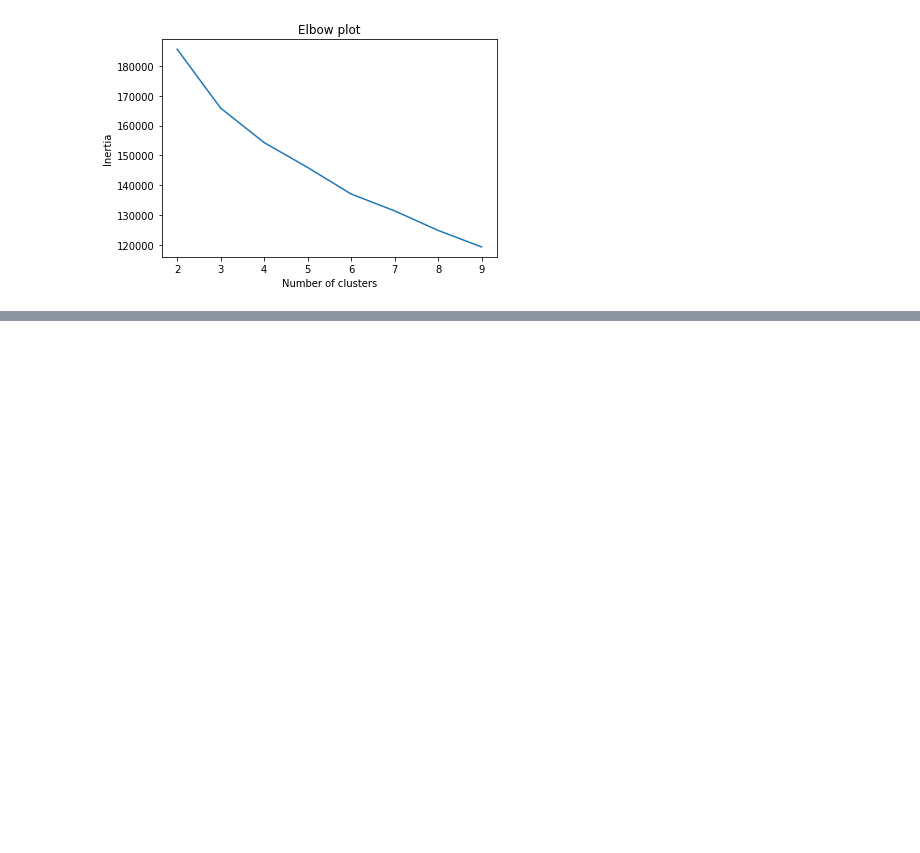
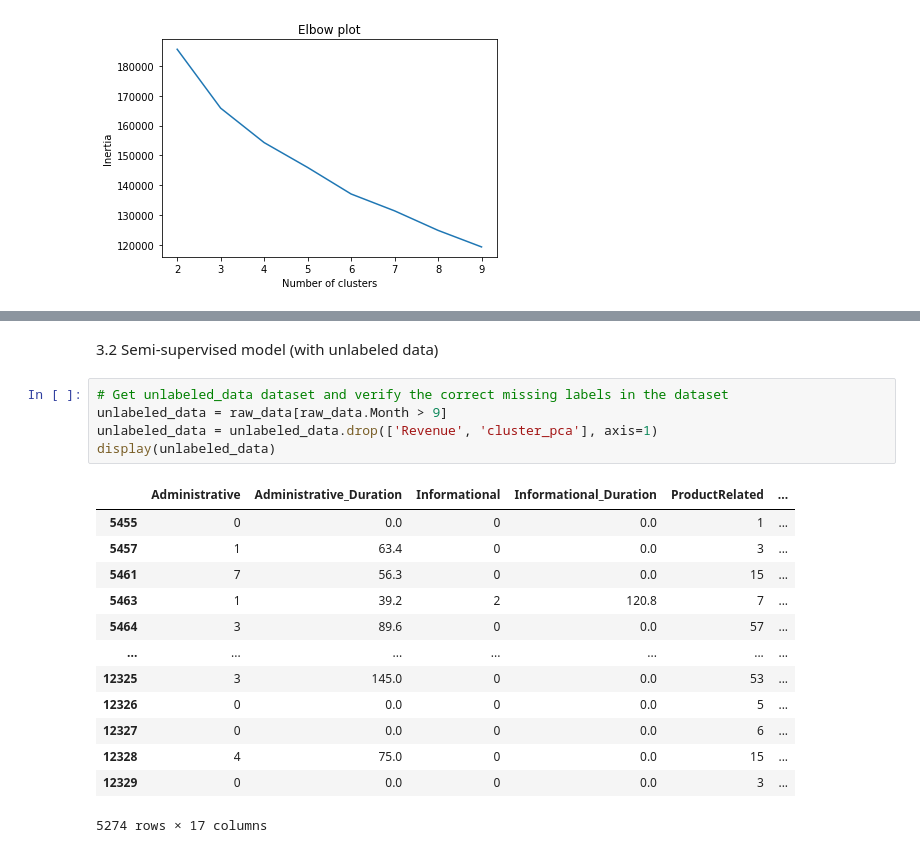
Before and after one commit to mcastelli5/FourthBrainMC, a Jupyter notebook: assignments/midterm/midterm.ipynb, the cells around one changed output, grey strips where cells are left out. Cells and saved outputs as stored; diff of their text form; blank space fills up the shorter version.

```diff
--- a/assignments/midterm/midterm.ipynb
+++ b/assignments/midterm/midterm.ipynb
@@ -536,0 +598,21 @@ display(cluster5.iloc[:, :-11].describe().transpose())
+# %% [markdown]
+3.2 Semi-supervised model (with unlabeled data)
+# %%
+# Get unlabeled_data dataset and verify the correct missing labels in the dataset
+unlabeled_data = raw_data[raw_data.Month > 9]
+unlabeled_data = unlabeled_data.drop(['Revenue', 'cluster_pca'], axis=1)
+display(unlabeled_data)
+# %% [output]
+|  | Administrative | Administrative_Duration | Informational | Informational_Duration | ProductRelated | ... |
+| 5455 | 0 | 0.0 | 0 | 0.0 | 1 | ... |
+| 5457 | 1 | 63.4 | 0 | 0.0 | 3 | ... |
+| 5461 | 7 | 56.3 | 0 | 0.0 | 15 | ... |
+| 5463 | 1 | 39.2 | 2 | 120.8 | 7 | ... |
+| 5464 | 3 | 89.6 | 0 | 0.0 | 57 | ... |
+| ... | ... | ... | ... | ... | ... | ... |
+| 12325 | 3 | 145.0 | 0 | 0.0 | 53 | ... |
+| 12326 | 0 | 0.0 | 0 | 0.0 | 5 | ... |
+| 12327 | 0 | 0.0 | 0 | 0.0 | 6 | ... |
+| 12328 | 4 | 75.0 | 0 | 0.0 | 15 | ... |
+| 12329 | 0 | 0.0 | 0 | 0.0 | 3 | ... |
+5274 rows × 17 columns
```
Also changed, not shown: parts of 34 cells of this notebook.
